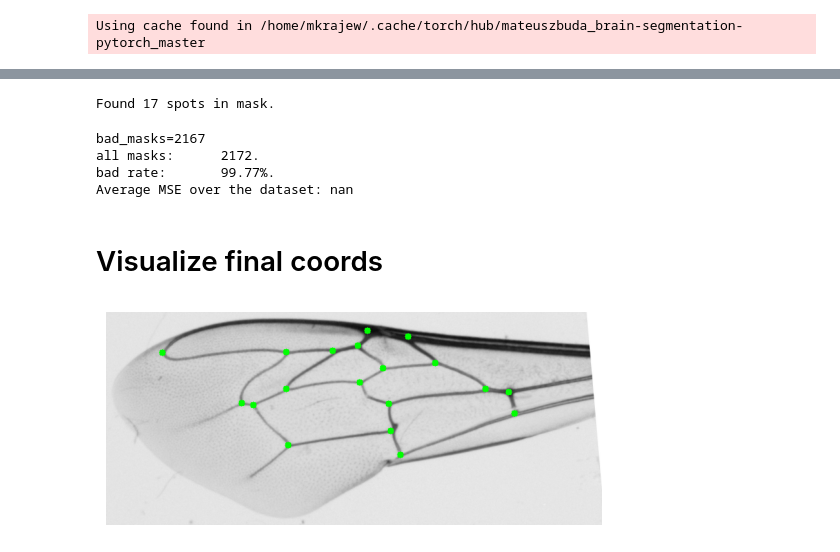
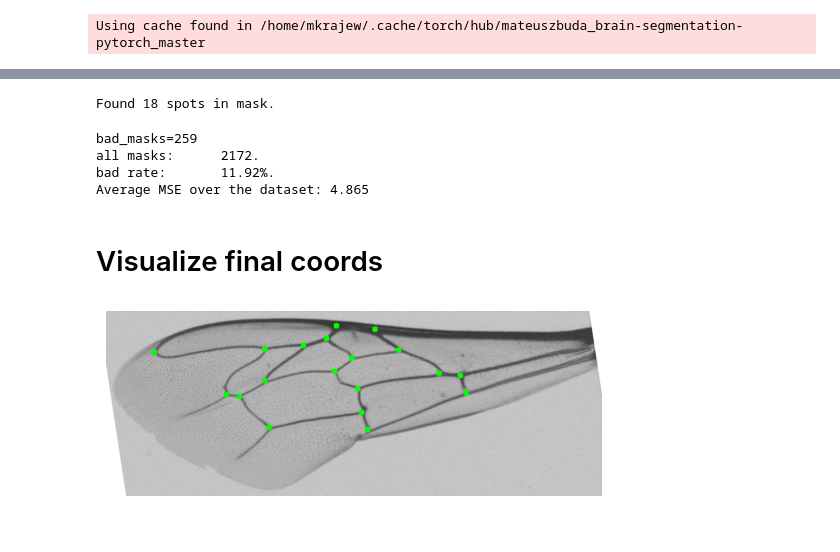
Before and after one commit to mkrajew/bees, a Jupyter notebook: notebooks/06_unet.ipynb, the cells around one changed output, grey strips where cells are left out. Drawn from its saved outputs; the diff is of its cells as text; code cells hidden in the pictures.

Commit message:
new, simpler mask to coords function

```diff
--- a/notebooks/06_unet.ipynb
+++ b/notebooks/06_unet.ipynb
@@ -134,16 +137,16 @@ from wings.visualizing.image_preprocess import mask_to_coords
 from wings.utils import order_coords
 from sklearn.metrics import mean_squared_error
 
-try:
-    mask_coords = mask_to_coords(mask)
+mask_coords = mask_to_coords(mask)
+if len(mask_coords) == 19:
     print(mask_coords)
     mask_coords, original_coords = order_coords(mask_coords, coords)
     mse_sklearn = mean_squared_error(original_coords, mask_coords)
     print(mse_sklearn)
-except Exception as e:
-    print(e)
+else:
+    print(f"Found {len(mask_coords)} spots in mask.")
 # %% [output]
-Found 17 spots in mask.
+Found 18 spots in mask.
 # %%
 total_mse = 0
 num_samples = 0
@@ -152,9 +155,8 @@ bad_masks = 0
 for image, label, original_coords, orig_size in test_dataset:
     output = model(image.cuda().unsqueeze(0))
     mask = torch.round(output).squeeze().detach().cpu().numpy()
-    try:
-        mask_coords = mask_to_coords(mask, max_iter=2)
-
+    mask_coords = mask_to_coords(mask)
+    if len(mask_coords) == 19:
         mask_height, mask_width = mask.shape
         orig_width, orig_height = orig_size
         scale_x = orig_width / mask_width
@@ -166,7 +168,7 @@ for image, label, original_coords, orig_size in test_dataset:
         mse = mean_squared_error(original_coords, mask_coords)
         total_mse += mse
         num_samples += 1
-    except Exception as e:
+    else:
         bad_masks += 1
 
 print(f"{bad_masks=}")
@@ -175,45 +177,44 @@ print(f"bad rate:\t{bad_masks / (num_samples + bad_masks) * 100:.2f}%.")
 average_mse = total_mse / (num_samples - bad_masks) if (num_samples - bad_masks) > 0 else float('nan')
 print(f"Average MSE over the dataset: {average_mse:.3f}")
 # %% [output]
-bad_masks=2167
+bad_masks=259
 all masks:      2172.
-bad rate:       99.77%.
-Average MSE over the dataset: nan
+bad rate:       11.92%.
+Average MSE over the dataset: 4.865
 # %% [markdown]
 # Visualize final coords
 # %%
 n = np.random.randint(0, max_n)
 image, _, coords, orig_size = test_dataset[n]
 original_dataset = test_dataset.dataset  # this gives you the original dataset
 filename = original_dataset.coords_df.loc[test_dataset.indices[n], 'file']
 
 output = model(image.cuda().unsqueeze(0))
 mask = torch.round(output).squeeze().detach().cpu().numpy()
 
 country = filename.split('-', 1)[0]
 imgpath = RAW_DATA_DIR / f"{country}{IMG_FOLDER_SUFX}" / filename
 img = cv2.imread(imgpath, cv2.IMREAD_COLOR)
 
-try:
-    mask_coords = mask_to_coords(mask, max_iter=2)
-
+mask_coords = mask_to_coords(mask)
+if len(mask_coords) == 19:
     mask_height, mask_width = mask.shape
     orig_width, orig_height = orig_size
     scale_x = orig_width / mask_width
     scale_y = orig_height / mask_height
     mask_coords = [(x * scale_x, y * scale_y) for x, y in mask_coords]
 
     mask_coords, original_coords = order_coords(mask_coords, coords)
     flat_coords = [coord for pair in mask_coords for coord in pair]  # Flatten list of tuples
     target_tensor = torch.tensor(flat_coords, dtype=torch.float32)
 
     # Visualize
     visualize_coords(img, target_tensor, spot_size=5)
 
-except Exception as e:
+else:
     plt.imshow(mask)
     plt.axis('off')
     plt.show()
-    print(e)
+    print(f"Found {len(mask_coords)} spots in mask.")
 # %% [output]
-[figure, old version]
+[figure, new version]
```
Also changed, not shown: parts of 3 cells of this notebook, 3 other files.
